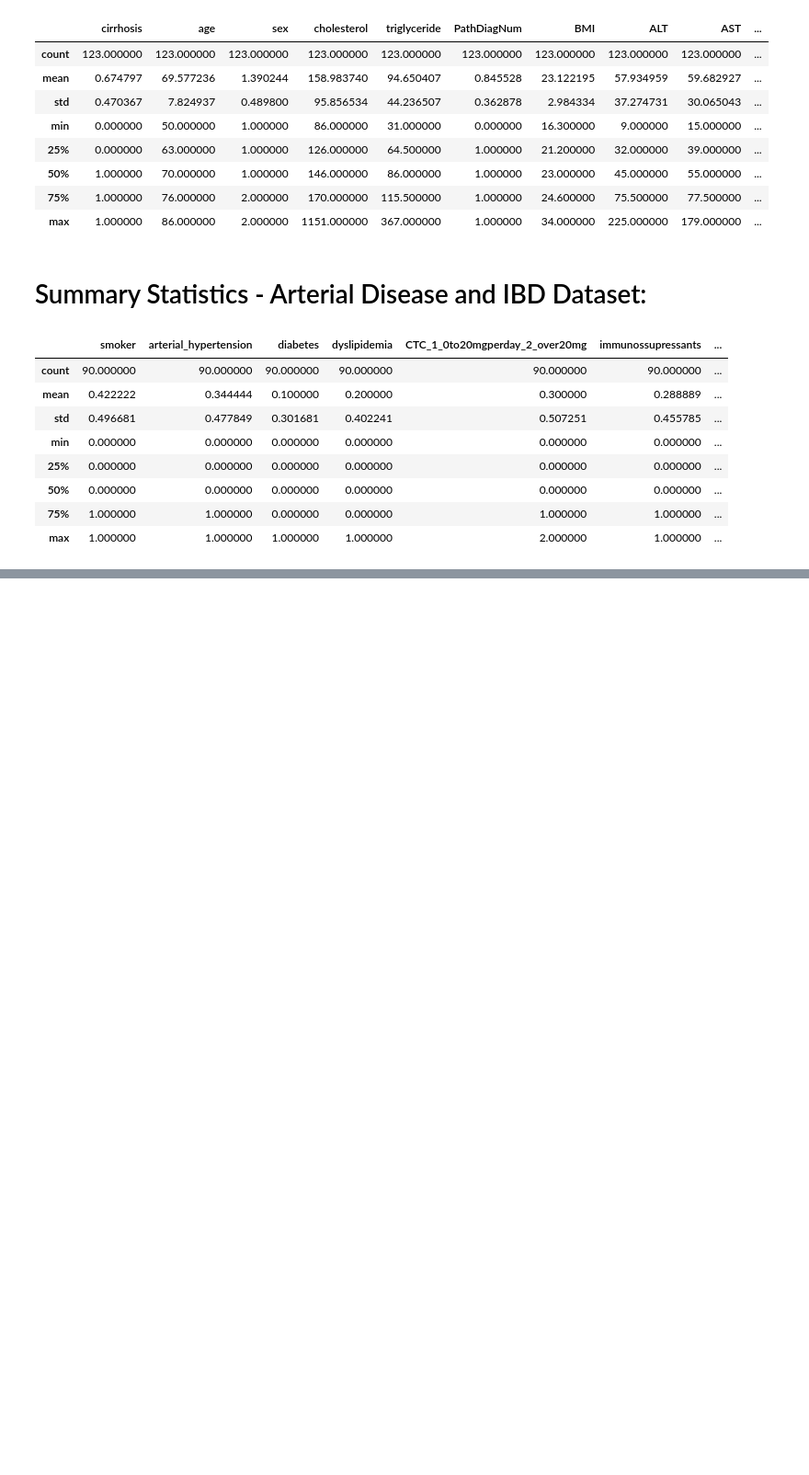
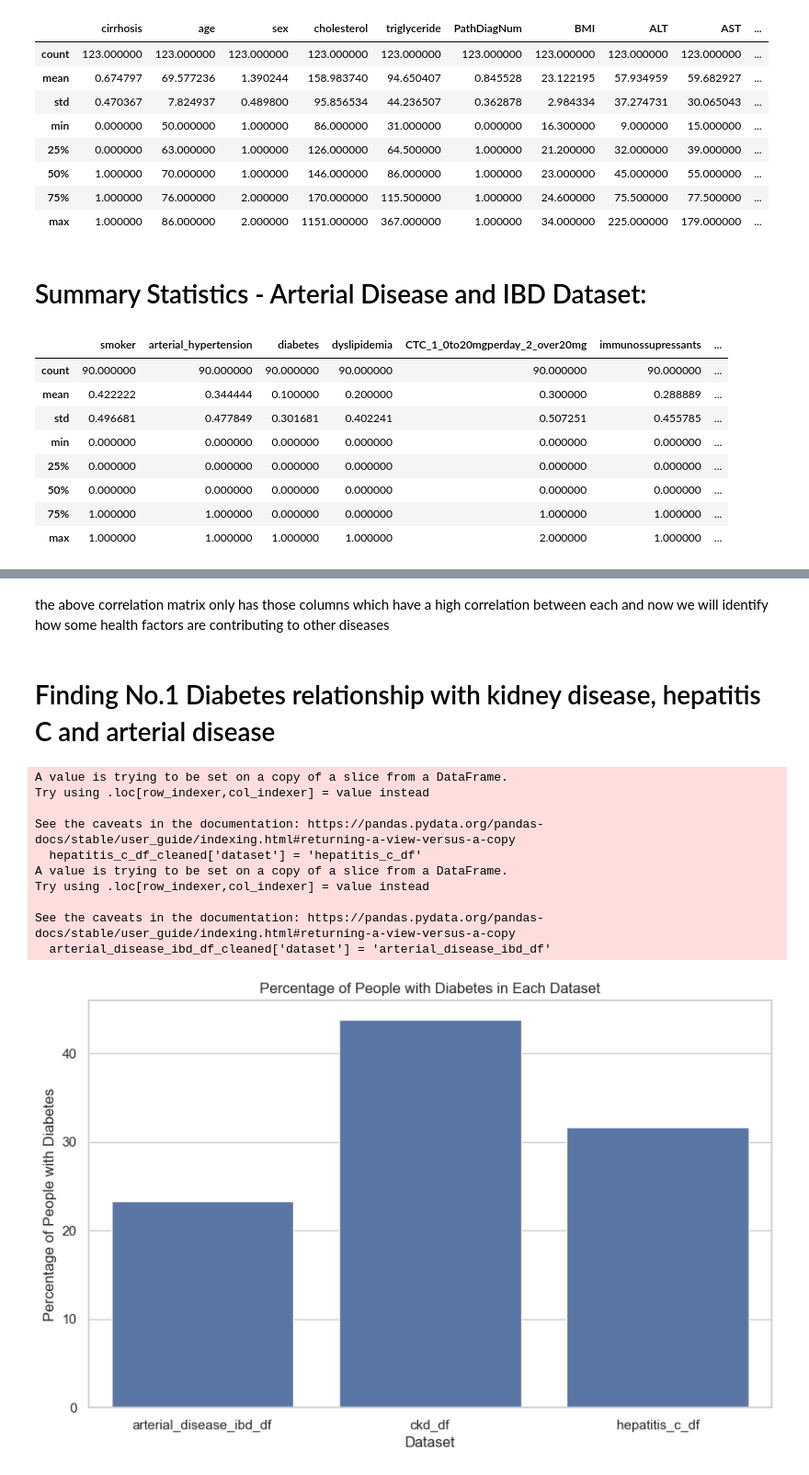
Before and after one commit to farazmazhar29/MADE-FAU, a Jupyter notebook: project/data-exploration.ipynb, the cells around one changed output, grey strips where cells are left out. Shown at 92% size. Cells and saved outputs as stored; diff of their text form; code cells hidden in the pictures; blank space fills up the shorter version.

```diff
--- a/project/data-exploration.ipynb
+++ b/project/data-exploration.ipynb
@@ -154,0 +321,36 @@ display(arterial_disease_ibd_df.describe())
+# %% [markdown]
+the above correlation matrix only has those columns which have a high correlation between each and now we will identify how some health factors are contributing to other diseases
+# %% [markdown]
+
+# Finding No.1 Diabetes relationship with kidney disease, hepatitis C and arterial disease
+# %%
+# Add a 'dataset' column to each DataFrame
+ckd_df_cleaned['dataset'] = 'ckd_df'
+hepatitis_c_df_cleaned['dataset'] = 'hepatitis_c_df'
+arterial_disease_ibd_df_cleaned['dataset'] = 'arterial_disease_ibd_df'
+
+# Concatenate the datasets vertically
+merged_df = pd.concat([ckd_df_cleaned, hepatitis_c_df_cleaned, arterial_disease_ibd_df_cleaned])
+
+# Calculate the percentage of people with diabetes in each dataset
+percentage_diabetes = merged_df.groupby('dataset')['diabetes'].mean() * 100
+
+# Create a bar chart
+plt.figure(figsize=(10, 6))
+sns.barplot(x=percentage_diabetes.index, y=percentage_diabetes.values)
+plt.title('Percentage of People with Diabetes in Each Dataset')
+plt.xlabel('Dataset')
+plt.ylabel('Percentage of People with Diabetes')
+plt.show()
+# %% [output]
+A value is trying to be set on a copy of a slice from a DataFrame.
+Try using .loc[row_indexer,col_indexer] = value instead
+
+See the caveats in the documentation: https://pandas.pydata.org/pandas-docs/stable/user_guide/indexing.html#returning-a-view-versus-a-copy
+  hepatitis_c_df_cleaned['dataset'] = 'hepatitis_c_df'
+A value is trying to be set on a copy of a slice from a DataFrame.
+Try using .loc[row_indexer,col_indexer] = value instead
+
+See the caveats in the documentation: https://pandas.pydata.org/pandas-docs/stable/user_guide/indexing.html#returning-a-view-versus-a-copy
+  arterial_disease_ibd_df_cleaned['dataset'] = 'arterial_disease_ibd_df'
+[figure, added]
```
Also changed, not shown: parts of 15 cells of this notebook.
